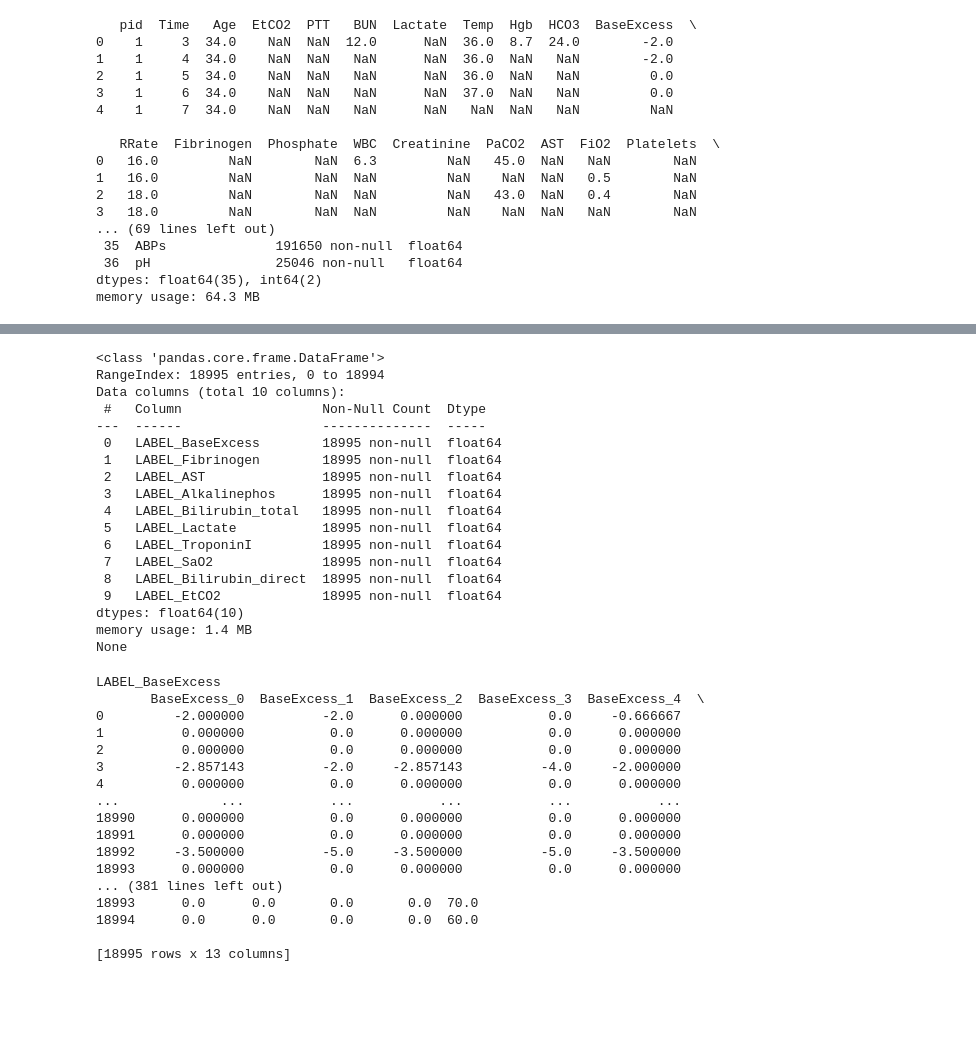
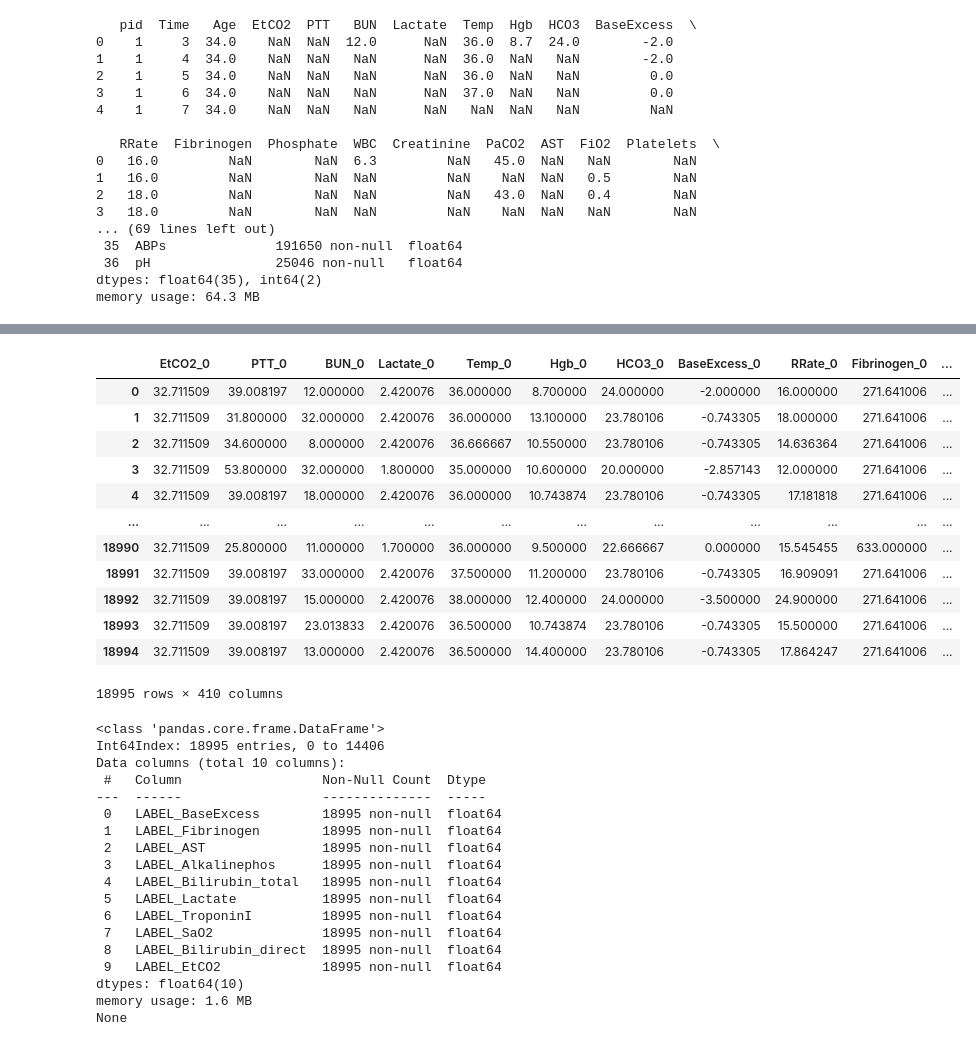
Before and after one commit to broggoli/iml-project, a Jupyter notebook: Task2/main.ipynb, the cells around one changed output, grey strips where cells are left out. Cells and saved outputs as stored; diff of their text form; code cells hidden in the pictures; blank space fills up the shorter version.

Commit message:
added training and preprocessing code

```diff
--- a/Task2/main.ipynb
+++ b/Task2/main.ipynb
@@ -116,13 +147,37 @@ pd.set_option('display.max_columns', None)
 # %%
-preprocessed_train_features = pd.read_csv("./data/preprocessed_train_features.csv")
+
+preprocessed_train_features_scaled = pd.read_csv("./data/preprocessed_train_features.csv")
+# %%
+
+preprocessed_train_features_scaled.fillna(preprocessed_train_features_scaled.mean(), inplace=True)
+preprocessed_train_features_scaled
+# %% [output]
+|  | EtCO2_0 | PTT_0 | BUN_0 | Lactate_0 | Temp_0 | Hgb_0 | HCO3_0 | BaseExcess_0 | RRate_0 | Fibrinogen_0 | ... |
+| 0 | 32.711509 | 39.008197 | 12.000000 | 2.420076 | 36.000000 | 8.700000 | 24.000000 | -2.000000 | 16.000000 | 271.641006 | ... |
+| 1 | 32.711509 | 31.800000 | 32.000000 | 2.420076 | 36.000000 | 13.100000 | 23.780106 | -0.743305 | 18.000000 | 271.641006 | ... |
+| 2 | 32.711509 | 34.600000 | 8.000000 | 2.420076 | 36.666667 | 10.550000 | 23.780106 | -0.743305 | 14.636364 | 271.641006 | ... |
+| 3 | 32.711509 | 53.800000 | 32.000000 | 1.800000 | 35.000000 | 10.600000 | 20.000000 | -2.857143 | 12.000000 | 271.641006 | ... |
+| 4 | 32.711509 | 39.008197 | 18.000000 | 2.420076 | 36.000000 | 10.743874 | 23.780106 | -0.743305 | 17.181818 | 271.641006 | ... |
+| ... | ... | ... | ... | ... | ... | ... | ... | ... | ... | ... | ... |
+| 18990 | 32.711509 | 25.800000 | 11.000000 | 1.700000 | 36.000000 | 9.500000 | 22.666667 | 0.000000 | 15.545455 | 633.000000 | ... |
+| 18991 | 32.711509 | 39.008197 | 33.000000 | 2.420076 | 37.500000 | 11.200000 | 23.780106 | -0.743305 | 16.909091 | 271.641006 | ... |
+| 18992 | 32.711509 | 39.008197 | 15.000000 | 2.420076 | 38.000000 | 12.400000 | 24.000000 | -3.500000 | 24.900000 | 271.641006 | ... |
+| 18993 | 32.711509 | 39.008197 | 23.013833 | 2.420076 | 36.500000 | 10.743874 | 23.780106 | -0.743305 | 15.500000 | 271.641006 | ... |
+| 18994 | 32.711509 | 39.008197 | 13.000000 | 2.420076 | 36.500000 | 14.400000 | 23.780106 | -0.743305 | 17.864247 | 271.641006 | ... |
+18995 rows × 410 columns
 # %%
+
+preprocessed_train_features_scaled.sort_values('pid', inplace=True)
+train_labels.sort_values('pid', inplace=True)
+
 # 1. Subtask
 labels_to_predict = ["LABEL_BaseExcess", "LABEL_Fibrinogen", "LABEL_AST", "LABEL_Alkalinephos", "LABEL_Bilirubin_total", "LABEL_Lactate", "LABEL_TroponinI", "LABEL_SaO2", "LABEL_Bilirubin_direct", "LABEL_EtCO2"]
 y1 = train_labels[labels_to_predict]
 print(y1.info())
+preprocessed_train_features_scaled.drop('pid', axis=1, inplace=True)
 # %% [output]
 <class 'pandas.core.frame.DataFrame'>
-RangeIndex: 18995 entries, 0 to 18994
+Int64Index: 18995 entries, 0 to 14406
 Data columns (total 10 columns):
  #   Column                  Non-Null Count  Dtype
 ---  ------                  --------------  -----
@@ -137,34 +192,7 @@ Data columns (total 10 columns):
  8   LABEL_Bilirubin_direct  18995 non-null  float64
  9   LABEL_EtCO2             18995 non-null  float64
 dtypes: float64(10)
-memory usage: 1.4 MB
+memory usage: 1.6 MB
 None
-# %%
-for label in labels_to_predict:
-    print(label)
-    wanted_features = [l for l in preprocessed_train_features.columns if "_".join(label.split("_")[1:]) in l]
-    wanted_features.append("Age")
-    # print(wanted_features)
-    X_train_filtered = preprocessed_train_features[wanted_features]
-    X_test_filtered = preprocessed_train_features[wanted_features]
-    print(X_train_filtered)
-# %% [output]
-LABEL_BaseExcess
-       BaseExcess_0  BaseExcess_1  BaseExcess_2  BaseExcess_3  BaseExcess_4  \
-0         -2.000000          -2.0      0.000000           0.0     -0.666667
-1          0.000000           0.0      0.000000           0.0      0.000000
-2          0.000000           0.0      0.000000           0.0      0.000000
-3         -2.857143          -2.0     -2.857143          -4.0     -2.000000
-4          0.000000           0.0      0.000000           0.0      0.000000
-...             ...           ...           ...           ...           ...
-18990      0.000000           0.0      0.000000           0.0      0.000000
-18991      0.000000           0.0      0.000000           0.0      0.000000
-18992     -3.500000          -5.0     -3.500000          -5.0     -3.500000
-18993      0.000000           0.0      0.000000           0.0      0.000000
-... (381 lines left out)
-18993      0.0      0.0       0.0       0.0  70.0
-18994      0.0      0.0       0.0       0.0  60.0
-
-[18995 rows x 13 columns]
 # %%
 from sklearn.model_selection import train_test_split
```
Also changed, not shown: parts of 6 cells of this notebook, 4 other files.
